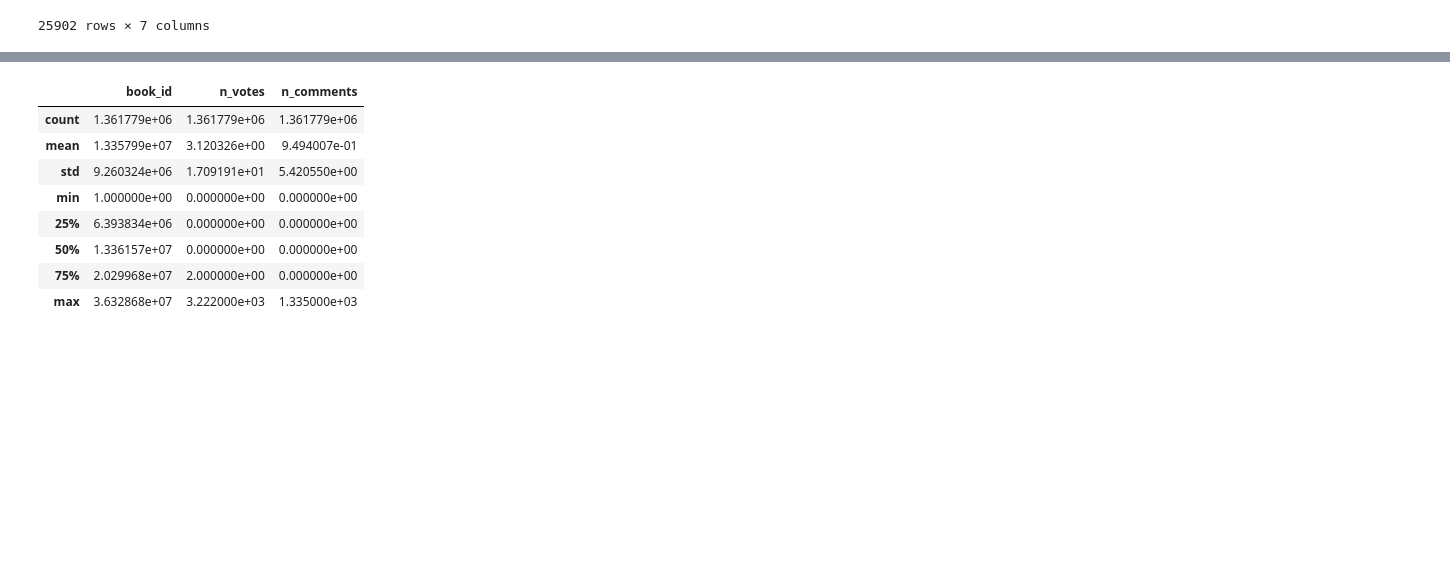
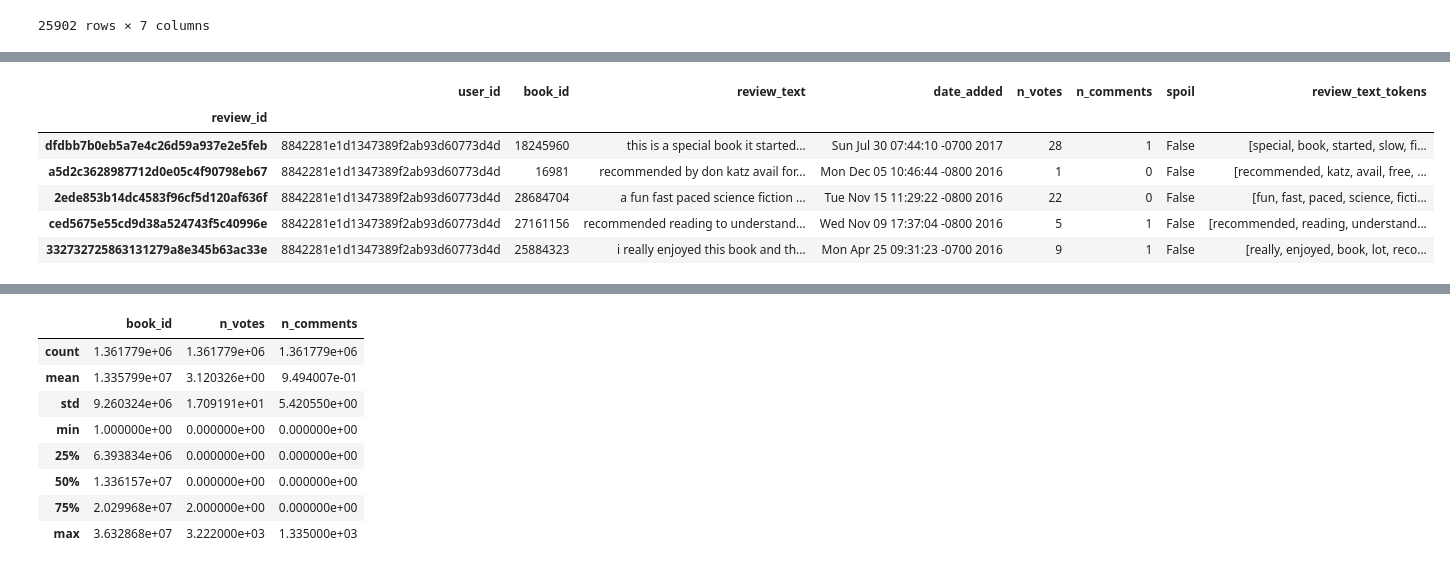
Before and after one commit to EhsanMrh/NLP.goodreads_rate_prediction, a Jupyter notebook: main.ipynb, the cells around one changed output, grey strips where cells are left out. Saved outputs shown, nothing was run; the diff lists cells and outputs as text; code cells hidden in the pictures; blank space fills up the shorter version.

Commit message:
preprocessing texts

```diff
--- a/main.ipynb
+++ b/main.ipynb
@@ -169,0 +198,14 @@ books.sample(5)
+# %%
+# Removing punctuation
+
+## Way 1
+import string
+exclist = string.punctuation + string.digits
+def remove_punc_num(txt):
+    return ' '.join(txt.translate(str.maketrans(exclist, ' '*len(exclist))).split())
+
+books['review_text'] = books['review_text'].apply(remove_punc_num)
+
+
+## Way 2
+# books['review_text'] = books['review_text'].str.replace(r'[^\w\s]|\d+','', regex=True)
@@ -170,3 +248,13 @@ books.sample(5)
+# %%
+books.sample(4)
+# %% [output]
+|  | user_id | book_id | review_text | date_added | n_votes | n_comments | spoil | review_text_tokens |
+| review_id |  |  |  |  |  |  |  |  |
+| dfdbb7b0eb5a7e4c26d59a937e2e5feb | 8842281e1d1347389f2ab93d60773d4d | 18245960 | this is a special book it started... | Sun Jul 30 07:44:10 -0700 2017 | 28 | 1 | False | [special, book, started, slow, fi... |
+| a5d2c3628987712d0e05c4f90798eb67 | 8842281e1d1347389f2ab93d60773d4d | 16981 | recommended by don katz avail for... | Mon Dec 05 10:46:44 -0800 2016 | 1 | 0 | False | [recommended, katz, avail, free, ... |
+| 2ede853b14dc4583f96cf5d120af636f | 8842281e1d1347389f2ab93d60773d4d | 28684704 | a fun fast paced science fiction ... | Tue Nov 15 11:29:22 -0800 2016 | 22 | 0 | False | [fun, fast, paced, science, ficti... |
+| ced5675e55cd9d38a524743f5c40996e | 8842281e1d1347389f2ab93d60773d4d | 27161156 | recommended reading to understand... | Wed Nov 09 17:37:04 -0800 2016 | 5 | 1 | False | [recommended, reading, understand... |
+| 332732725863131279a8e345b63ac33e | 8842281e1d1347389f2ab93d60773d4d | 25884323 | i really enjoyed this book and th... | Mon Apr 25 09:31:23 -0700 2016 | 9 | 1 | False | [really, enjoyed, book, lot, reco... |
 # %%
 books.to_csv('data/cleaned_concated_books.csv')
 # %%
```
Also changed, not shown: parts of 31 cells of this notebook.
